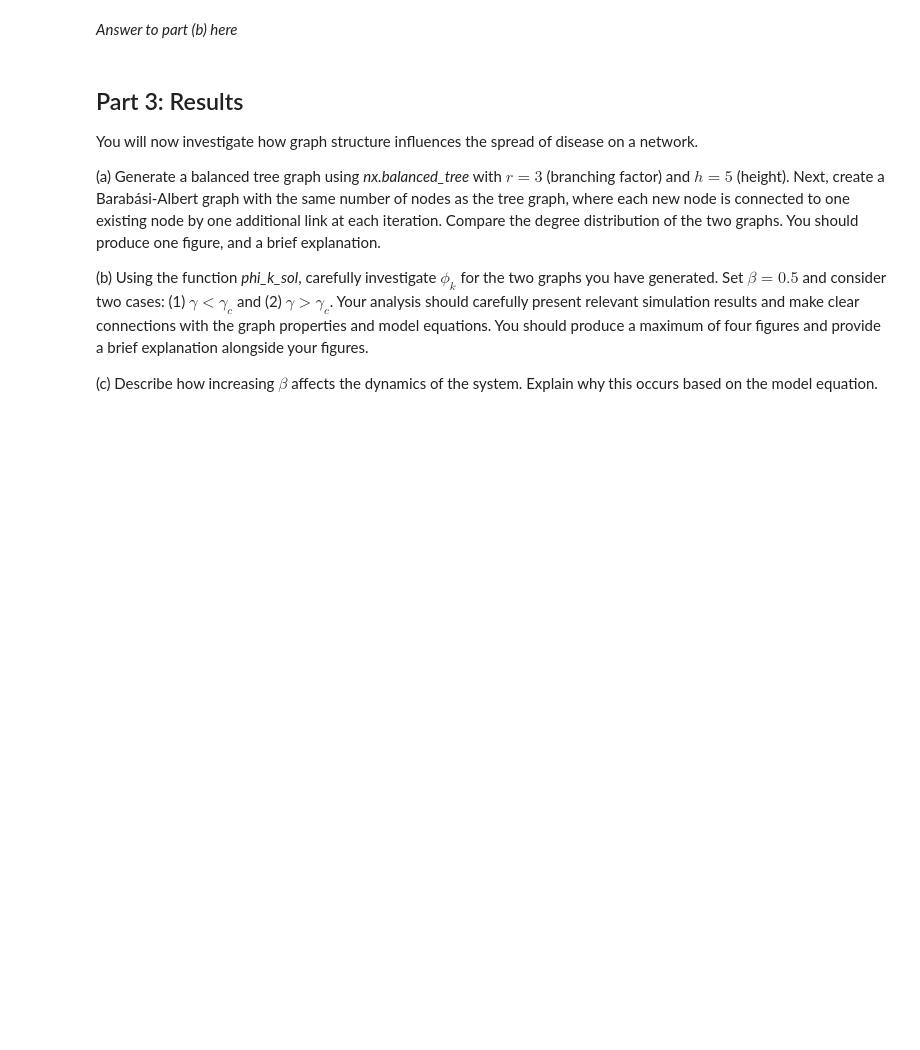
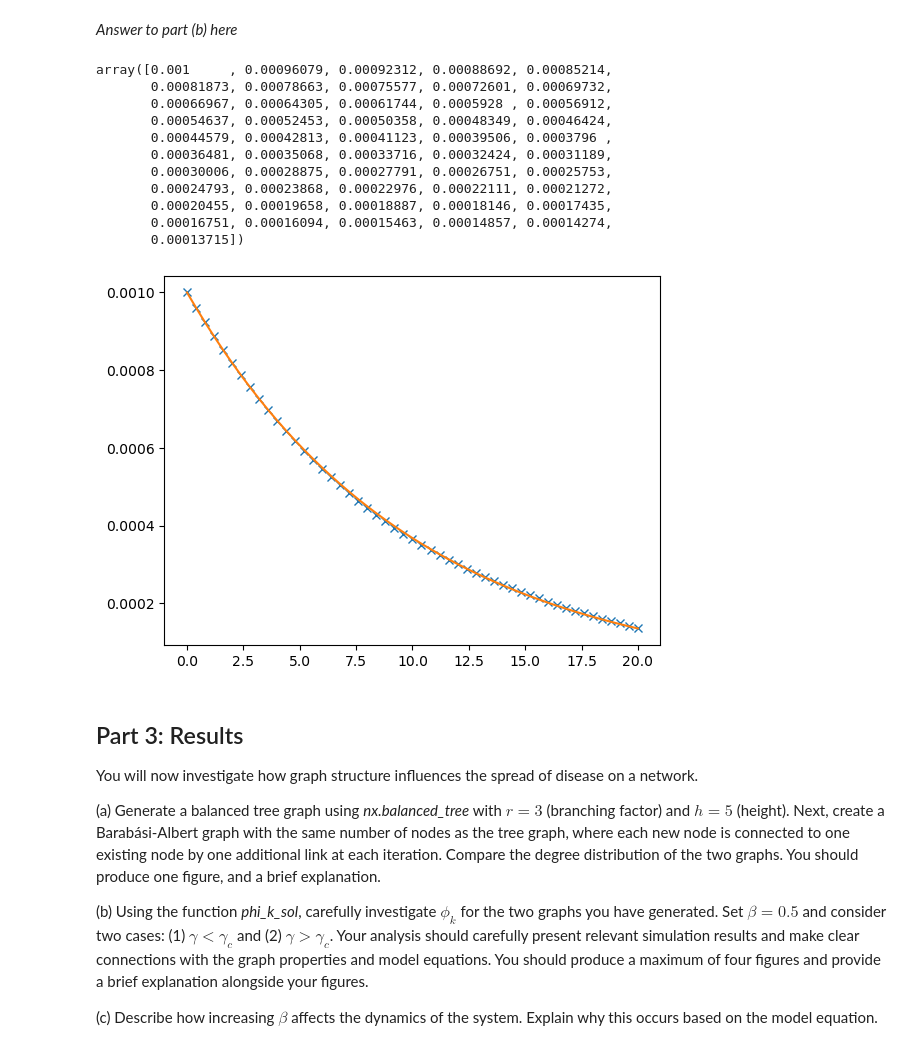
Before and after one commit to Nicholas-Andreou/Network-Science, a Jupyter notebook: Coursework/Coursework2/Coursework2.ipynb, the cells around one changed output. Drawn from its saved outputs; the diff is of its cells as text; code cells hidden in the pictures; blank space fills up the shorter version.

```diff
--- a/Coursework/Coursework2/Coursework2.ipynb
+++ b/Coursework/Coursework2/Coursework2.ipynb
@@ -109,18 +112,15 @@ If $\gamma > \gamma_c$ then $\alpha < 0$ which implies decay
 import scipy.sparse as sp
 from scipy.integrate import solve_ivp
 
-def RHS(G,gamma, beta, t,x, kmax):
+def RHS(t, x, G, gamma, beta, kmax):
 
-
-
-    #precompute the coefficients (k'p_k'/k bar for k' 2 -> k' max)
+    #Precompute the sum coefficients (k' p_k'/ k bar for k' = 2 -> k' max)
 
     total_deg = sum(dict(G.degree()).values())
-    #p_k / k bar = n.nodes with degree k / total degree
-    h = nx.degree_histogram(G) #ith element in n.nodes with degree k
+    h = nx.degree_histogram(G) #h[i] = n.nodes with degree i
+    coeffs = np.array([h[i] * i for i in range(2, kmax + 1)]) / total_deg #k' p_k / k bar = n.nodes with degree k / total degree
 
-    coeffs = np.array([h[i] * i for i in range(2, kmax + 1)]) / total_deg
-    sums = np.dot(coeffs, x[1:])
+    sums = np.dot(coeffs, x[:-1])  # x[:-1] corresponds to phi_1, phi_2, ..., phi_{kmax-1}
 
     dxdt = [-gamma*x[i] + (i+1)*beta*(1-x[i])*sums for i in range(kmax)]
 
@@ -140,12 +140,17 @@ def phi_k_solve(G,k0=1,p0=0.001,gamma=1e-2,beta=2,tf=20,Nt=1000):
         #tarray: size (insert) array
         #phi_array: size (insert) array
 
-    kmax = max(dict(G.degree()).values())
+    kmax = max(dict(G.degree()).values()) #finding max degree
     t = np.linspace(0,tf,Nt + 1)
     x0 = np.zeros(kmax)
-    x0[0] = 0.001
-
-
-
+    x0[k0-1] = p0 #initial condition for phi_k0
+    sol = solve_ivp(RHS, [t[0], t[-1]], x0, args=(G, gamma, beta, kmax), t_eval=t, method='RK45') #solving adding additional args to t, x
+    phi_array = sol.y
+    tarray = sol.t
 
     return tarray, phi_array
+
+#Quick check that the code runs without syntax errors
+G = nx.barabasi_albert_graph(20,4,seed=1)
+
+phi_k_solve(G,k0=2,p0=1,gamma=1e-2,beta=2,tf=20,Nt=1000)
@@ -154,5 +182,26 @@ def phi_k_solve(G,k0=1,p0=0.001,gamma=1e-2,beta=2,tf=20,Nt=1000):
 # %% [markdown]
 *Answer to part (b) here*
+# %%
+G = nx.barabasi_albert_graph(20,4,seed=1)
+
+sol = phi_k_solve(G,k0=2,p0=0.001,gamma=0.1,beta=0,tf=20,Nt=50)
+t, phi2 = sol[0], (sol[1])[1]
+plt.plot(t,phi2,'x')
+plt.plot(t,0.001 * np.exp(-0.1 * t),label='y1')
+phi2
+# %% [output]
+array([0.001     , 0.00096079, 0.00092312, 0.00088692, 0.00085214,
+       0.00081873, 0.00078663, 0.00075577, 0.00072601, 0.00069732,
+       0.00066967, 0.00064305, 0.00061744, 0.0005928 , 0.00056912,
+       0.00054637, 0.00052453, 0.00050358, 0.00048349, 0.00046424,
+       0.00044579, 0.00042813, 0.00041123, 0.00039506, 0.0003796 ,
+       0.00036481, 0.00035068, 0.00033716, 0.00032424, 0.00031189,
+       0.00030006, 0.00028875, 0.00027791, 0.00026751, 0.00025753,
+       0.00024793, 0.00023868, 0.00022976, 0.00022111, 0.00021272,
+       0.00020455, 0.00019658, 0.00018887, 0.00018146, 0.00017435,
+       0.00016751, 0.00016094, 0.00015463, 0.00014857, 0.00014274,
+       0.00013715])
+[figure, added]
 # %% [markdown]
 ## Part 3: Results
 
```
Also changed, not shown: parts of 4 cells of this notebook, 1 other file.
